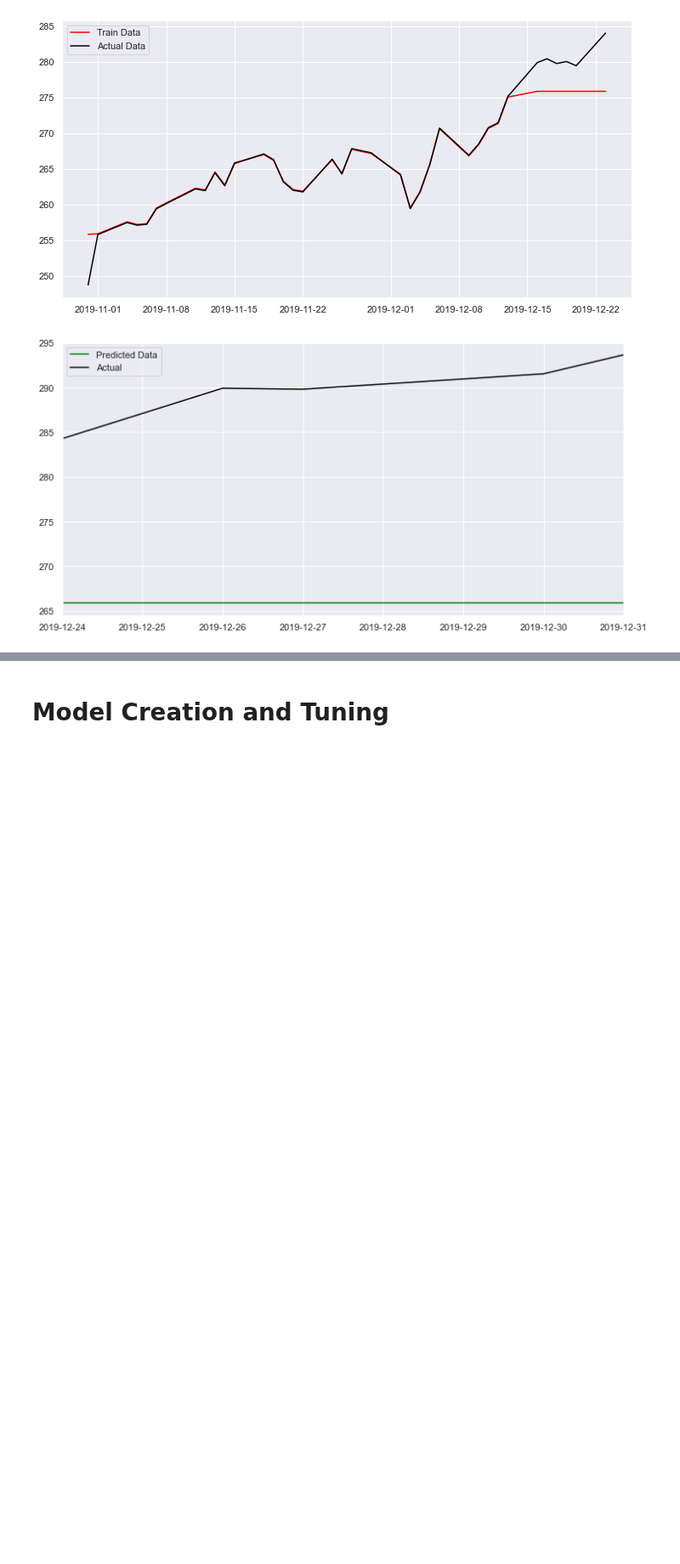
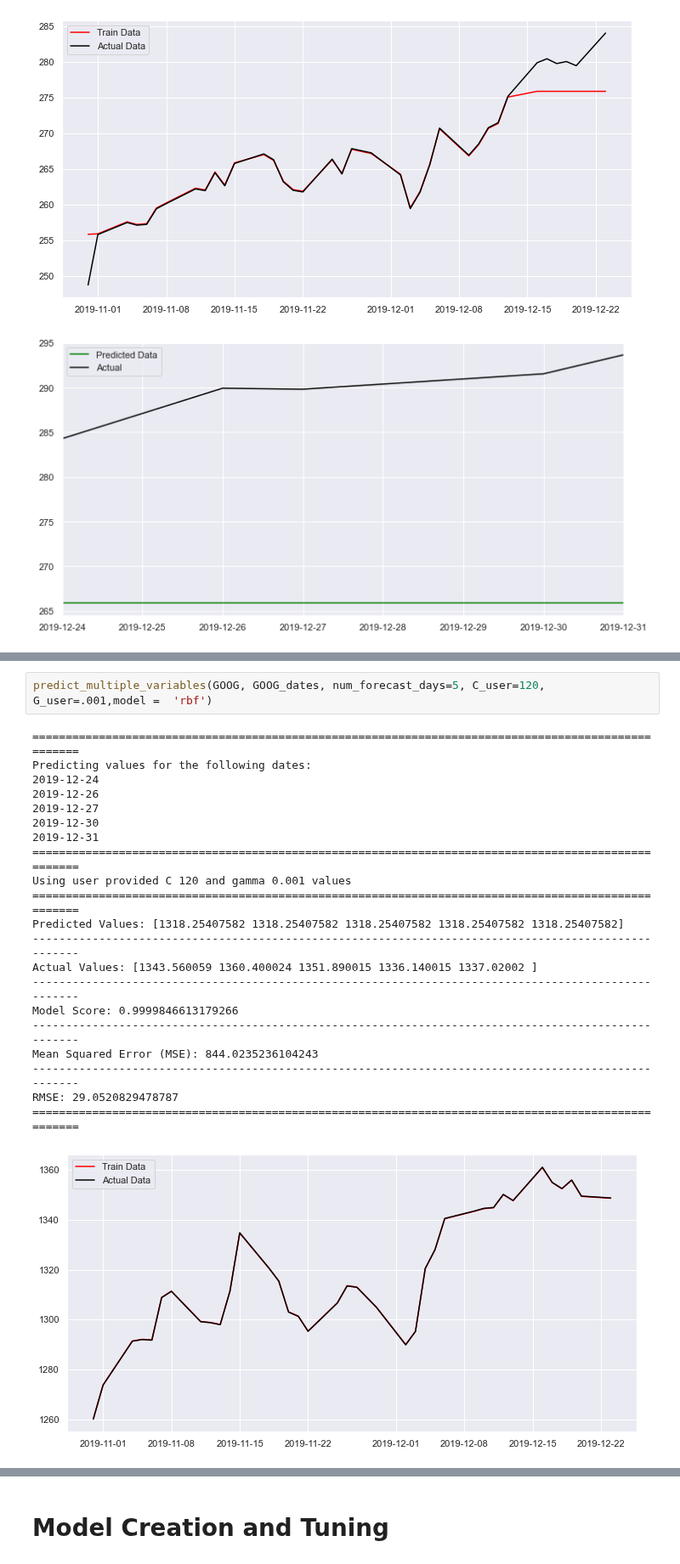
Before and after one commit to tedsmoore/njit-ml-project-spring-2020, a Jupyter notebook: notebooks/a-final-notebook.ipynb, the cells around one changed output, grey strips where cells are left out. Shown at 85% size. Saved outputs shown, nothing was run; the diff lists cells and outputs as text; blank space fills up the shorter version.

```diff
--- a/notebooks/a-final-notebook.ipynb
+++ b/notebooks/a-final-notebook.ipynb
@@ -392,0 +427,24 @@ RMSE: 24.176754200056816
+# %%
+predict_multiple_variables(GOOG, GOOG_dates, num_forecast_days=5, C_user=120, G_user=.001,model =  'rbf')
+# %% [output]
+====================================================================================================
+Predicting values for the following dates:
+2019-12-24
+2019-12-26
+2019-12-27
+2019-12-30
+2019-12-31
+====================================================================================================
+Using user provided C 120 and gamma 0.001 values
+====================================================================================================
+Predicted Values: [1318.25407582 1318.25407582 1318.25407582 1318.25407582 1318.25407582]
+----------------------------------------------------------------------------------------------------
+Actual Values: [1343.560059 1360.400024 1351.890015 1336.140015 1337.02002 ]
+----------------------------------------------------------------------------------------------------
+Model Score: 0.9999846613179266
+----------------------------------------------------------------------------------------------------
+Mean Squared Error (MSE): 844.0235236104243
+----------------------------------------------------------------------------------------------------
+RMSE: 29.0520829478787
+====================================================================================================
+[figure, added]
```
Also changed, not shown: parts of 4 cells of this notebook.
